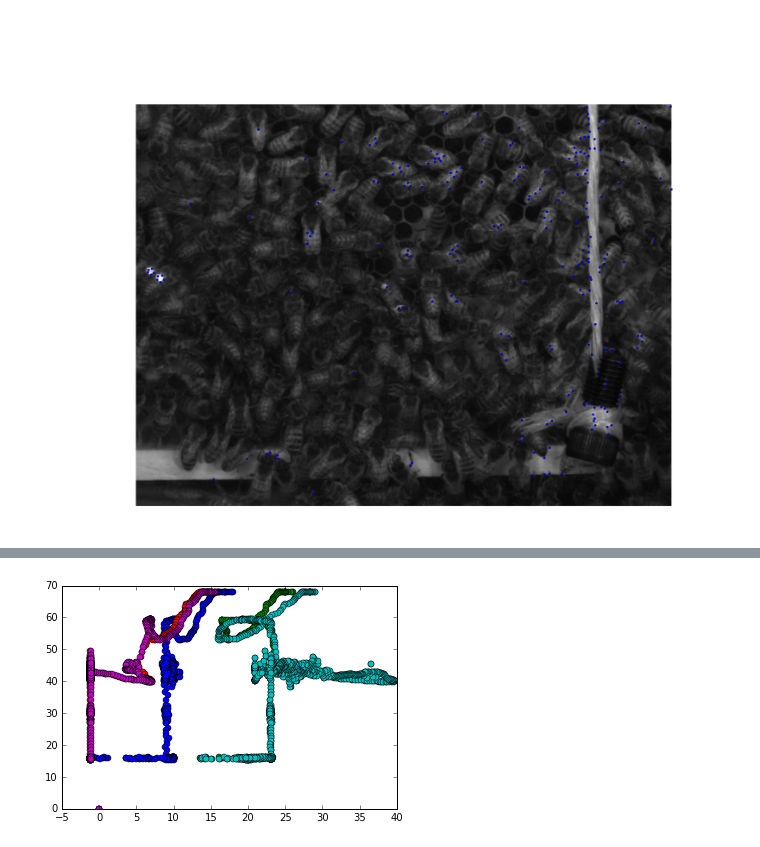
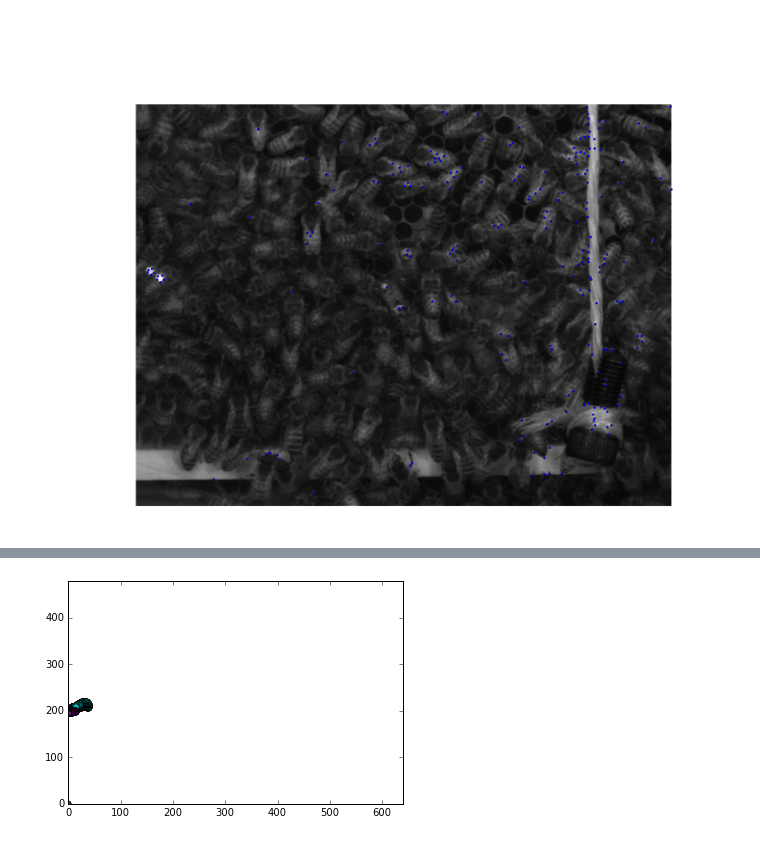
Before and after one commit to justayak/computer_vision_ws2015, a Jupyter notebook: u06/lucas-kanade.ipynb, the cells around one changed output, grey strips where cells are left out. Saved outputs shown, nothing was run; the diff lists cells and outputs as text; code cells hidden in the pictures.

```diff
--- a/u06/lucas-kanade.ipynb
+++ b/u06/lucas-kanade.ipynb
@@ -138,16 +141,3 @@ for i in range(1, until):
         TempCorners[j,1] += yr
         X_c[i,j] = TempCorners[j,0]
         Y_c[i,j] = TempCorners[j,1]
-
-
-
-#fig, ax = plt.subplots(1,1, figsize=(16,16))
-#for i in range(0, len(TempCorners)):
-for i in range(0, len(TempCorners)):
-    x = X_c[:,i]
-    y = Y_c[:,j]
-    plt.plot(x,y, 'o')
-
-
-#plt.axis('off')
-plt.show()
@@ -155,0 +144,14 @@ plt.show()
+# %%
+fig = plt.figure(figsize=(16, 8))
+#fig, ax = plt.subplots(1,1, figsize=(16,16))
+#for i in range(0, len(TempCorners)):
+for i in range(0, len(TempCorners)):
+    x = X_c[:,i]
+    y = Y_c[:,i]
+    plt.plot(x,y, 'o')
+
+
+#plt.axis('off')
+plt.xlim(0, BeeDanceVid[0].shape[1])
+plt.ylim(0,  BeeDanceVid[0].shape[0])
+plt.show()
@@ -156,11 +160,13 @@ plt.show()
 # %%
 for i in range(0, 5):
     x = X_c[:,i]
-    y = Y_c[:,j]
+    y = Y_c[:,i]
     plt.plot(x,y, 'o')
 
 
 #plt.axis('off')
+plt.xlim(0, BeeDanceVid[0].shape[1])
+plt.ylim(0,  BeeDanceVid[0].shape[0])
 plt.show()
 # %% [output]
-[figure, old version]
+[figure, new version]
```
Also changed, not shown: parts of 3 cells of this notebook.
